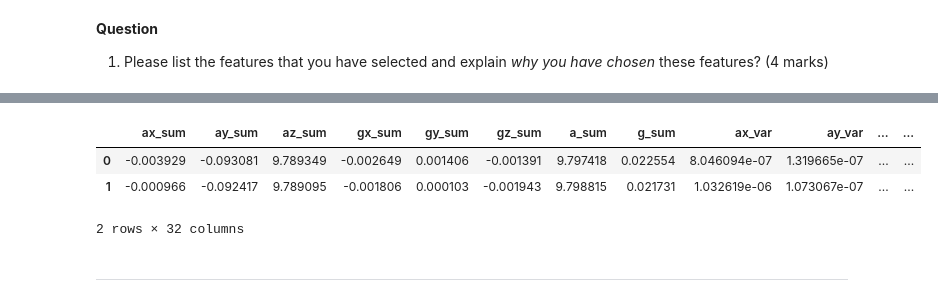
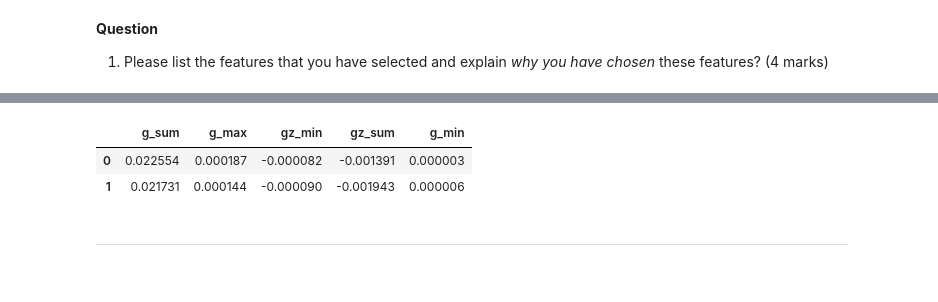
Before and after one commit to hanifbhuian/ENGG680_Fall24_Assignment4, a Jupyter notebook: Assignment 4.ipynb, the cells around one changed output, grey strips where cells are left out. Saved outputs shown, nothing was run; the diff lists cells and outputs as text; code cells hidden in the pictures.

```diff
--- a/Assignment 4.ipynb
+++ b/Assignment 4.ipynb
@@ -730,11 +771,12 @@ ___
 # %%
 # TODO - Load group selected features from cv_set to X
-# X =
+group_selected_features = ['g_sum', 'g_max', 'gz_min', 'gz_sum', 'g_min']
+X = cv_set[group_selected_features]
+
 X.head(2)
 # %% [output]
-|  | ax_sum | ay_sum | az_sum | gx_sum | gy_sum | gz_sum | a_sum | g_sum | ax_var | ay_var | ... | ... |
-| 0 | -0.003929 | -0.093081 | 9.789349 | -0.002649 | 0.001406 | -0.001391 | 9.797418 | 0.022554 | 8.046094e-07 | 1.319665e-07 | ... | ... |
-| 1 | -0.000966 | -0.092417 | 9.789095 | -0.001806 | 0.000103 | -0.001943 | 9.798815 | 0.021731 | 1.032619e-06 | 1.073067e-07 | ... | ... |
+|  | g_sum | g_max | gz_min | gz_sum | g_min |
+| 0 | 0.022554 | 0.000187 | -0.000082 | -0.001391 | 0.000003 |
+| 1 | 0.021731 | 0.000144 | -0.000090 | -0.001943 | 0.000006 |
-2 rows × 32 columns
 # %%
 # TODO - Load motion_state column (target vector) into y
```
Also changed, not shown: parts of 25 cells of this notebook.
